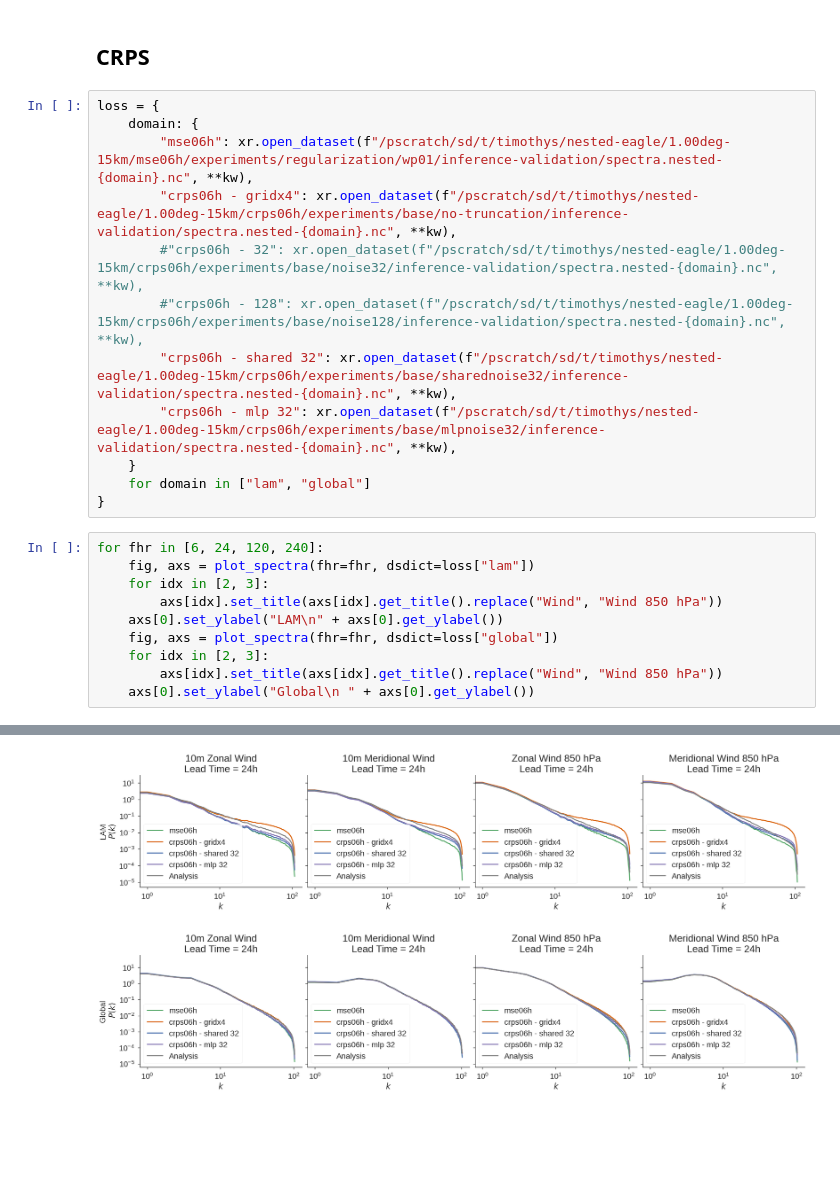
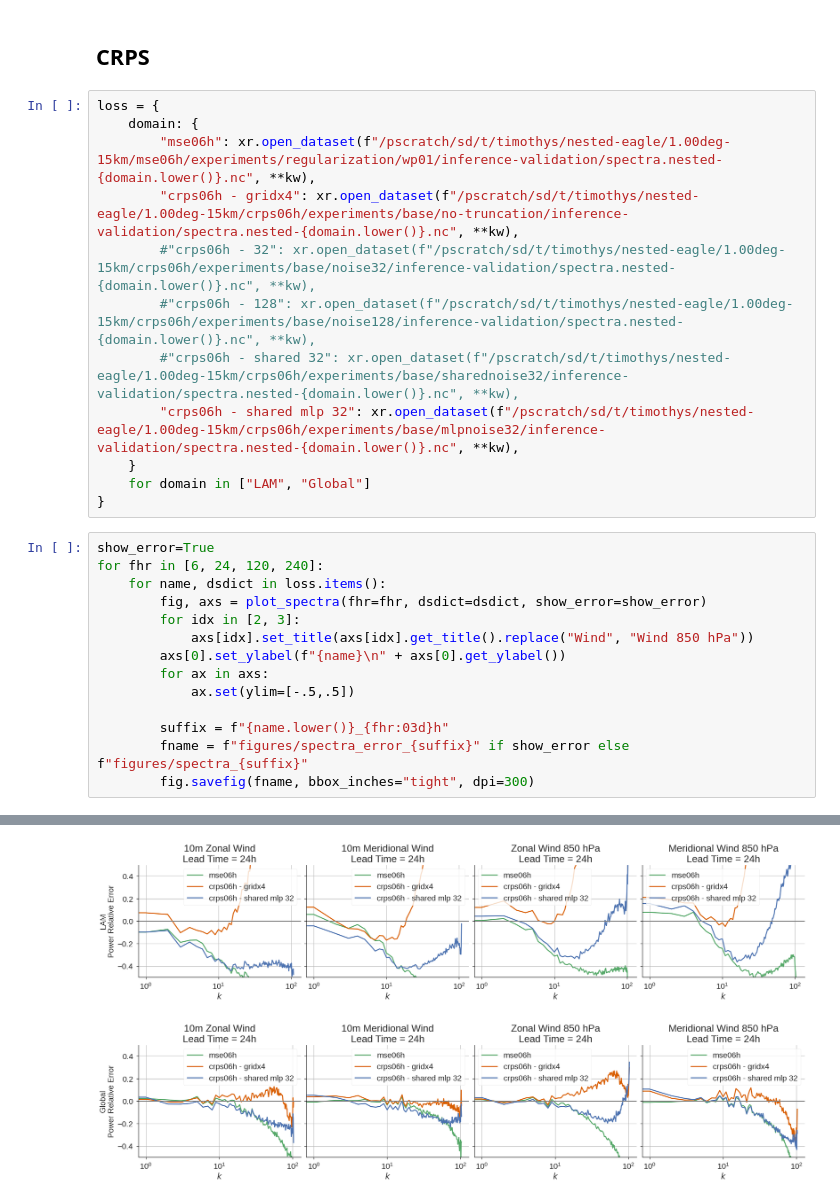
Before and after one commit to timothyas/nested-eagle, a Jupyter notebook: 1.00deg-15km/crps06h/experiments/plot_spectra.ipynb, the cells around one changed output, grey strips where cells are left out. Saved outputs shown, nothing was run; the diff lists cells and outputs as text; blank space fills up the shorter version.

```diff
--- a/1.00deg-15km/crps06h/experiments/plot_spectra.ipynb
+++ b/1.00deg-15km/crps06h/experiments/plot_spectra.ipynb
@@ -58,23 +69,27 @@ def plot_spectra(fhr, dsdict):
 # %%
 loss = {
     domain: {
-        "mse06h": xr.open_dataset(f"/pscratch/sd/t/timothys/nested-eagle/1.00deg-15km/mse06h/experiments/regularization/wp01/inference-validation/spectra.nested-{domain}.nc", **kw),
-        "crps06h - gridx4": xr.open_dataset(f"/pscratch/sd/t/timothys/nested-eagle/1.00deg-15km/crps06h/experiments/base/no-truncation/inference-validation/spectra.nested-{domain}.nc", **kw),
-        #"crps06h - 32": xr.open_dataset(f"/pscratch/sd/t/timothys/nested-eagle/1.00deg-15km/crps06h/experiments/base/noise32/inference-validation/spectra.nested-{domain}.nc", **kw),
-        #"crps06h - 128": xr.open_dataset(f"/pscratch/sd/t/timothys/nested-eagle/1.00deg-15km/crps06h/experiments/base/noise128/inference-validation/spectra.nested-{domain}.nc", **kw),
-        "crps06h - shared 32": xr.open_dataset(f"/pscratch/sd/t/timothys/nested-eagle/1.00deg-15km/crps06h/experiments/base/sharednoise32/inference-validation/spectra.nested-{domain}.nc", **kw),
-        "crps06h - mlp 32": xr.open_dataset(f"/pscratch/sd/t/timothys/nested-eagle/1.00deg-15km/crps06h/experiments/base/mlpnoise32/inference-validation/spectra.nested-{domain}.nc", **kw),
+        "mse06h": xr.open_dataset(f"/pscratch/sd/t/timothys/nested-eagle/1.00deg-15km/mse06h/experiments/regularization/wp01/inference-validation/spectra.nested-{domain.lower()}.nc", **kw),
+        "crps06h - gridx4": xr.open_dataset(f"/pscratch/sd/t/timothys/nested-eagle/1.00deg-15km/crps06h/experiments/base/no-truncation/inference-validation/spectra.nested-{domain.lower()}.nc", **kw),
+        #"crps06h - 32": xr.open_dataset(f"/pscratch/sd/t/timothys/nested-eagle/1.00deg-15km/crps06h/experiments/base/noise32/inference-validation/spectra.nested-{domain.lower()}.nc", **kw),
+        #"crps06h - 128": xr.open_dataset(f"/pscratch/sd/t/timothys/nested-eagle/1.00deg-15km/crps06h/experiments/base/noise128/inference-validation/spectra.nested-{domain.lower()}.nc", **kw),
+        #"crps06h - shared 32": xr.open_dataset(f"/pscratch/sd/t/timothys/nested-eagle/1.00deg-15km/crps06h/experiments/base/sharednoise32/inference-validation/spectra.nested-{domain.lower()}.nc", **kw),
+        "crps06h - shared mlp 32": xr.open_dataset(f"/pscratch/sd/t/timothys/nested-eagle/1.00deg-15km/crps06h/experiments/base/mlpnoise32/inference-validation/spectra.nested-{domain.lower()}.nc", **kw),
     }
-    for domain in ["lam", "global"]
+    for domain in ["LAM", "Global"]
 }
 # %%
+show_error=True
 for fhr in [6, 24, 120, 240]:
-    fig, axs = plot_spectra(fhr=fhr, dsdict=loss["lam"])
-    for idx in [2, 3]:
-        axs[idx].set_title(axs[idx].get_title().replace("Wind", "Wind 850 hPa"))
-    axs[0].set_ylabel("LAM\n" + axs[0].get_ylabel())
-    fig, axs = plot_spectra(fhr=fhr, dsdict=loss["global"])
-    for idx in [2, 3]:
-        axs[idx].set_title(axs[idx].get_title().replace("Wind", "Wind 850 hPa"))
-    axs[0].set_ylabel("Global\n " + axs[0].get_ylabel())
+    for name, dsdict in loss.items():
+        fig, axs = plot_spectra(fhr=fhr, dsdict=dsdict, show_error=show_error)
+        for idx in [2, 3]:
+            axs[idx].set_title(axs[idx].get_title().replace("Wind", "Wind 850 hPa"))
+        axs[0].set_ylabel(f"{name}\n" + axs[0].get_ylabel())
+        for ax in axs:
+            ax.set(ylim=[-.5,.5])
+
+        suffix = f"{name.lower()}_{fhr:03d}h"
+        fname = f"figures/spectra_error_{suffix}" if show_error else f"figures/spectra_{suffix}"
+        fig.savefig(fname, bbox_inches="tight", dpi=300)
 # %% [output]
@@ -83,2 +98,2 @@ for fhr in [6, 24, 120, 240]:
-[figure, old version]
+[figure, new version]
-[figure, old version]
+[figure, new version]
```
Also changed, not shown: parts of 3 cells of this notebook, 5 other files.
